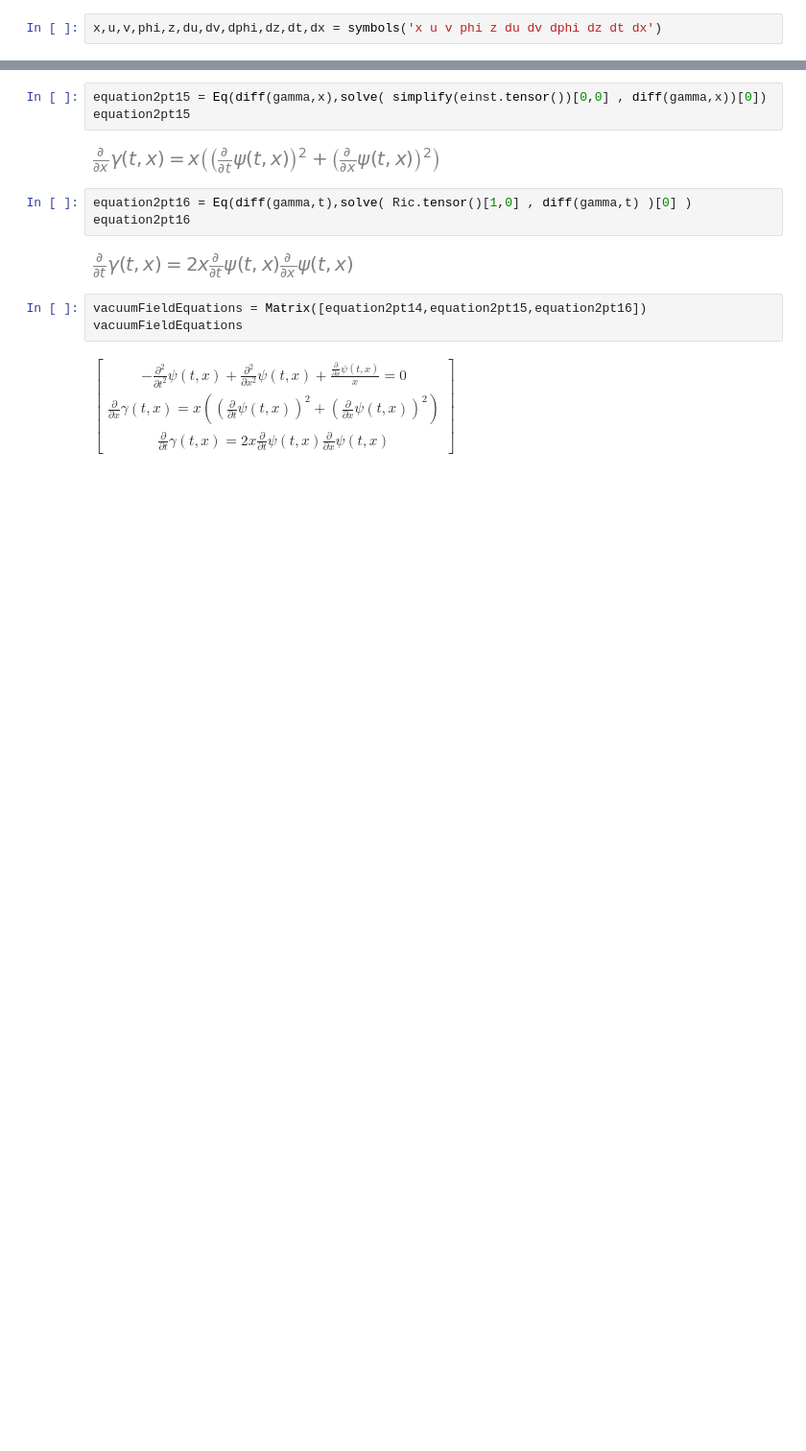
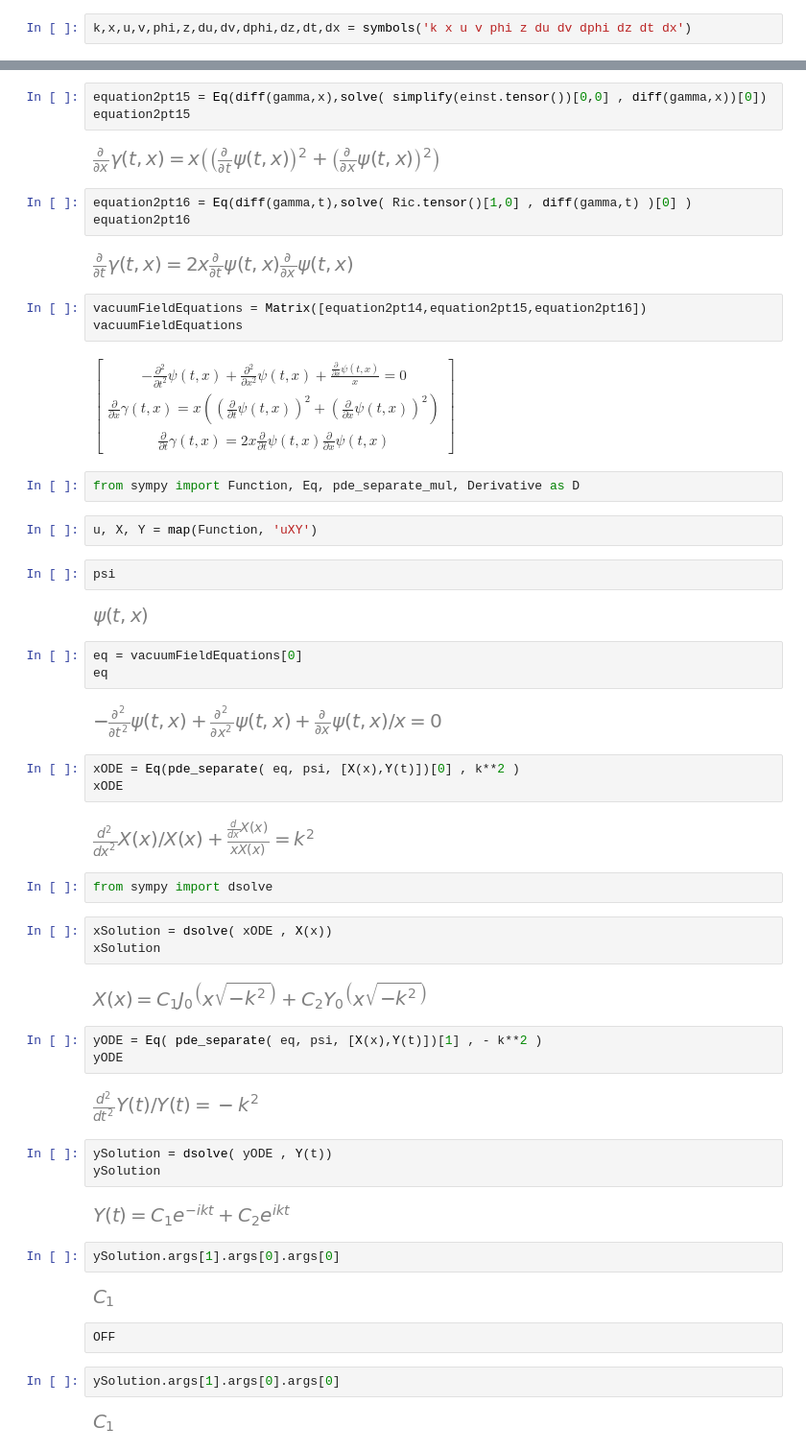
Before and after one commit to GeoffCope/General_Relativity_Python, a Jupyter notebook: Einstein_Rosen_waves_and_the_self_similarity_hypothesis_in_cylindrical_symmetry_by_Harada_Nakao_and_Nolan.ipynb, the cells around one changed output, grey strips where cells are left out. Shown at 96% size. Drawn from its saved outputs; the diff is of its cells as text; blank space fills up the shorter version.

```diff
--- a/Einstein_Rosen_waves_and_the_self_similarity_hypothesis_in_cylindrical_symmetry_by_Harada_Nakao_and_Nolan.ipynb
+++ b/Einstein_Rosen_waves_and_the_self_similarity_hypothesis_in_cylindrical_symmetry_by_Harada_Nakao_and_Nolan.ipynb
@@ -27,7 +27,7 @@ import warnings
 import matplotlib.cbook
 warnings.filterwarnings("ignore",category=matplotlib.cbook.mplDeprecation)
 # %%
-x,u,v,phi,z,du,dv,dphi,dz,dt,dx = symbols('x u v phi z du dv dphi dz dt dx')
+k,x,u,v,phi,z,du,dv,dphi,dz,dt,dx = symbols('k x u v phi z du dv dphi dz dt dx')
 # %%
 gamma, psi,r = symbols('gamma psi r')
 # %%
@@ -129,3 +129,48 @@ vacuumFieldEquations = Matrix([equation2pt14,equation2pt15,equation2pt16])
 vacuumFieldEquations
 # %% [output]
 $\displaystyle \left[\begin{matrix}- \frac{\partial^{2}}{\partial t^{2}} \psi{\left(t,x \right)} + \frac{\partial^{2}}{\partial x^{2}} \psi{\left(t,x \right)} + \frac{\frac{\partial}{\partial x} \psi{\left(t,x \right)}}{x} = 0\\\frac{\partial}{\partial x} \gamma{\left(t,x \right)} = x \left(\left(\frac{\partial}{\partial t} \psi{\left(t,x \right)}\right)^{2} + \left(\frac{\partial}{\partial x} \psi{\left(t,x \right)}\right)^{2}\right)\\\frac{\partial}{\partial t} \gamma{\left(t,x \right)} = 2 x \frac{\partial}{\partial t} \psi{\left(t,x \right)} \frac{\partial}{\partial x} \psi{\left(t,x \right)}\end{matrix}\right]$
+# %%
+from sympy import Function, Eq, pde_separate_mul, Derivative as D
+# %%
+u, X, Y = map(Function, 'uXY')
+# %%
+psi
+# %% [output]
+[figure, added]
+# %%
+eq = vacuumFieldEquations[0]
+eq
+# %% [output]
+[figure, added]
+# %%
+xODE = Eq(pde_separate( eq, psi, [X(x),Y(t)])[0] , k**2 )
+xODE
+# %% [output]
+[figure, added]
+# %%
+from sympy import dsolve
+# %%
+xSolution = dsolve( xODE , X(x))
+xSolution
+# %% [output]
+[figure, added]
+# %%
+yODE = Eq( pde_separate( eq, psi, [X(x),Y(t)])[1] , - k**2 )
+yODE
+# %% [output]
+[figure, added]
+# %%
+ySolution = dsolve( yODE , Y(t))
+ySolution
+# %% [output]
+[figure, added]
+# %%
+ySolution.args[1].args[0].args[0]
+# %% [output]
+[figure, added]
+# %% [raw]
+OFF
+# %%
+ySolution.args[1].args[0].args[0]
+# %% [output]
+[figure, added]
```
